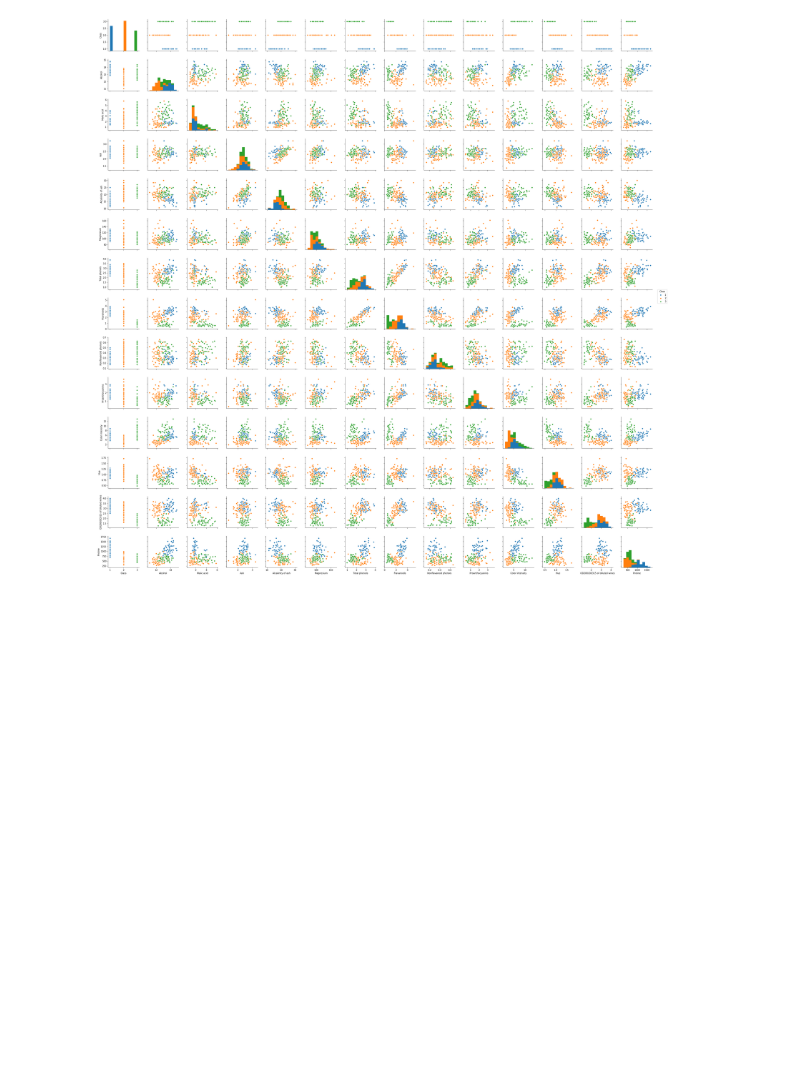
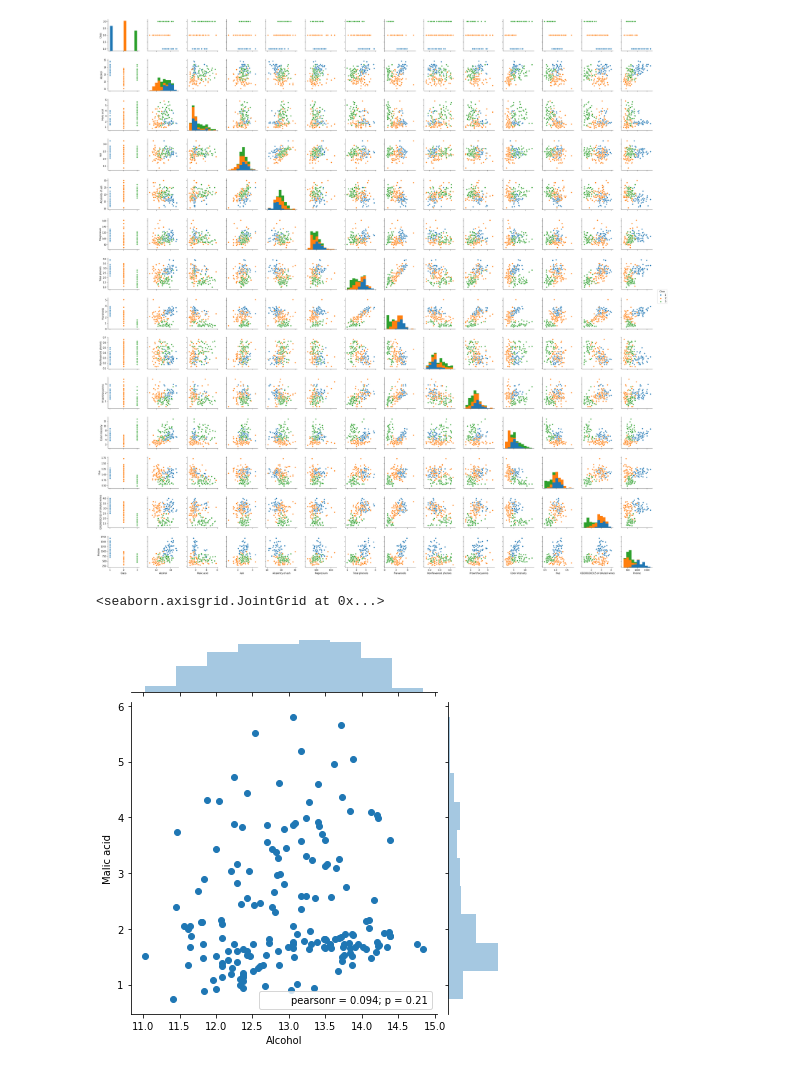
Before and after one commit to MirAlexey/netology-python, a Jupyter notebook: Homework/Python_HW_8.ipynb, the cells around one changed output. Drawn from its saved outputs; the diff is of its cells as text; code cells hidden in the pictures; blank space fills up the shorter version.

```diff
--- a/Homework/Python_HW_8.ipynb
+++ b/Homework/Python_HW_8.ipynb
@@ -51,0 +56,5 @@ sns.pairplot(wine, hue='Class')
+# %%
+sns.jointplot(wine['Alcohol'], wine['Malic acid'])
+# %% [output]
+<seaborn.axisgrid.JointGrid at 0x...>
+[figure, added]
```
Also changed, not shown: parts of 11 cells of this notebook.
